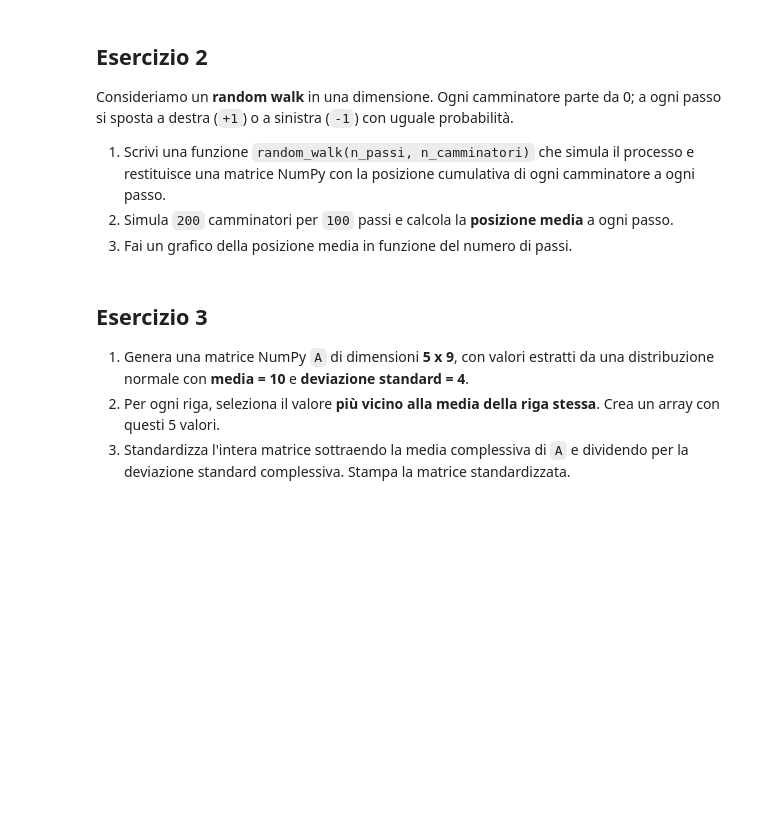
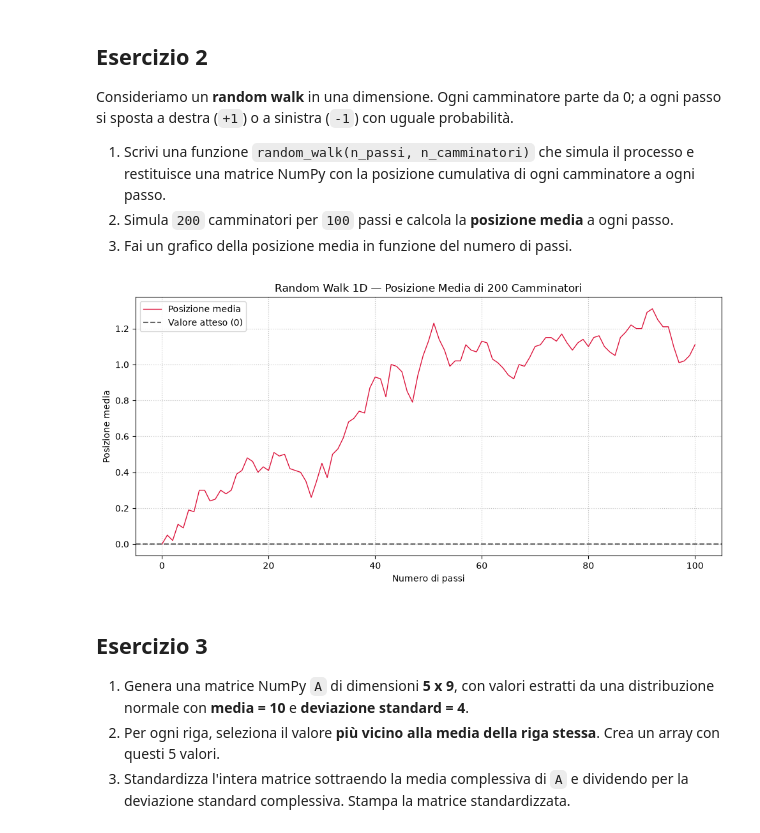
Before and after one commit to andcecche/LabProgrammazione_II_2026, a Jupyter notebook: esami/esame_26_07_14.ipynb, the cells around one changed output. Drawn from its saved outputs; the diff is of its cells as text; code cells hidden in the pictures; blank space fills up the shorter version.

Commit message:
Esecuzione esercizi 1 2 3 6 della prova d'esame del 4 liglio 2026

```diff
--- a/esami/esame_26_07_14.ipynb
+++ b/esami/esame_26_07_14.ipynb
@@ -45,6 +56,48 @@ Consideriamo un **random walk** in una dimensione. Ogni camminatore parte da 0;
 1. Scrivi una funzione `random_walk(n_passi, n_camminatori)` che simula il processo e restituisce una matrice NumPy con la posizione cumulativa di ogni camminatore a ogni passo.
 2. Simula `200` camminatori per `100` passi e calcola la **posizione media** a ogni passo.
 3. Fai un grafico della posizione media in funzione del numero di passi.
+# %%
+import numpy as np
+import matplotlib.pyplot as plt
+
+# 1. Definizione della funzione per la simulazione del Random Walk
+def random_walk(n_passi, n_camminatori):
+    # Genera passi +1 o -1 con uguale probabilità (0.5 ciascuno)
+    passi = np.random.choice([1, -1], size=(n_camminatori, n_passi))
+
+    # Inserisce la posizione di partenza (0) al passo 0
+    posizioni_iniziali = np.zeros((n_camminatori, 1), dtype=int)
+    passi_totali = np.hstack([posizioni_iniziali, passi])
+
+    # Calcola la posizione cumulativa a ogni passo lungo l'asse 1 (passi)
+    matrice_posizioni = np.cumsum(passi_totali, axis=1)
+
+    return matrice_posizioni
+
+# 2. Simulazione con 200 camminatori e 100 passi
+n_camminatori = 200
+n_passi = 100
+
+matrice_posizioni = random_walk(n_passi, n_camminatori)
+
+# Calcolo della posizione media a ogni passo (media lungo le colonne / camminatori)
+posizione_media = np.mean(matrice_posizioni, axis=0)
+
+# 3. Grafico della posizione media in funzione del numero di passi
+plt.figure(figsize=(10, 5))
+plt.plot(posizione_media, label='Posizione media', color='crimson', linewidth=1)
+plt.axhline(0, color='black', linestyle='--', alpha=0.6, label='Valore atteso (0)')
+
+plt.title('Random Walk 1D — Posizione Media di 200 Camminatori', fontsize=12)
+plt.xlabel('Numero di passi')
+plt.ylabel('Posizione media')
+plt.grid(True, linestyle=':', alpha=0.8)
+plt.legend()
+plt.tight_layout()
+
+plt.show()
+# %% [output]
+[figure, added]
 # %% [markdown]
 ## Esercizio 3
 
```
Also changed, not shown: parts of 4 cells of this notebook, 2 other files.
